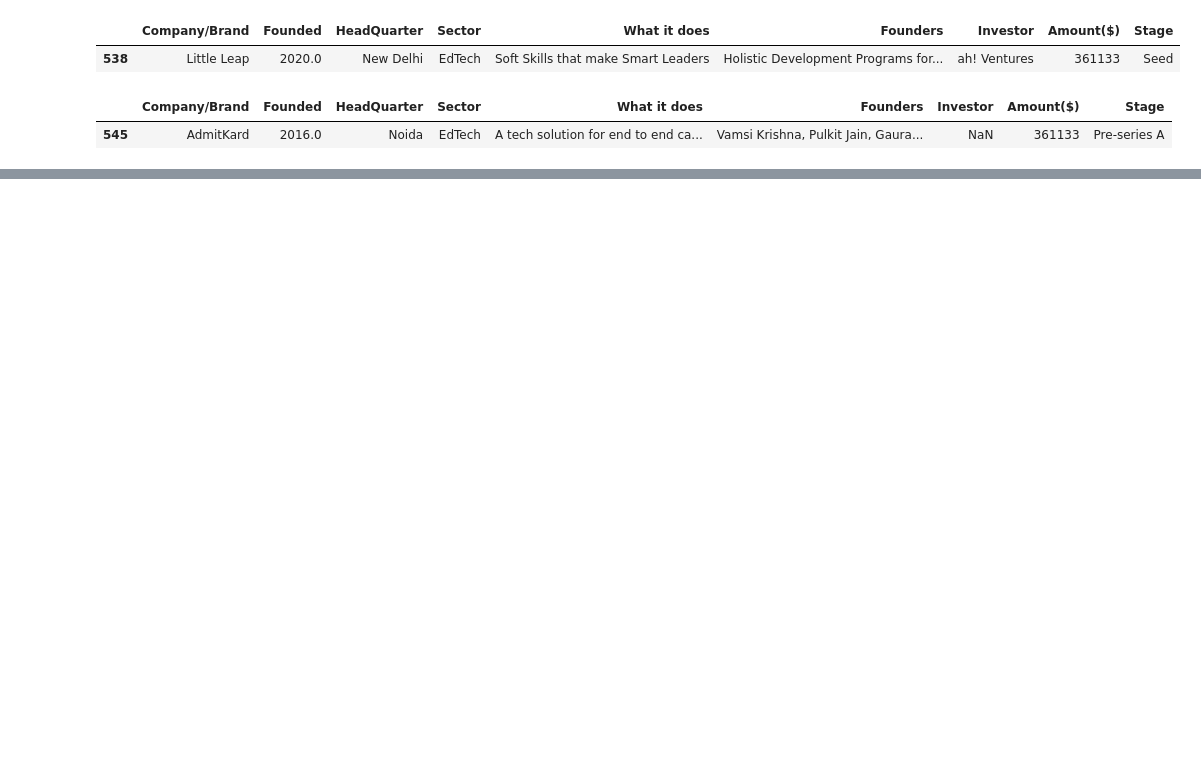
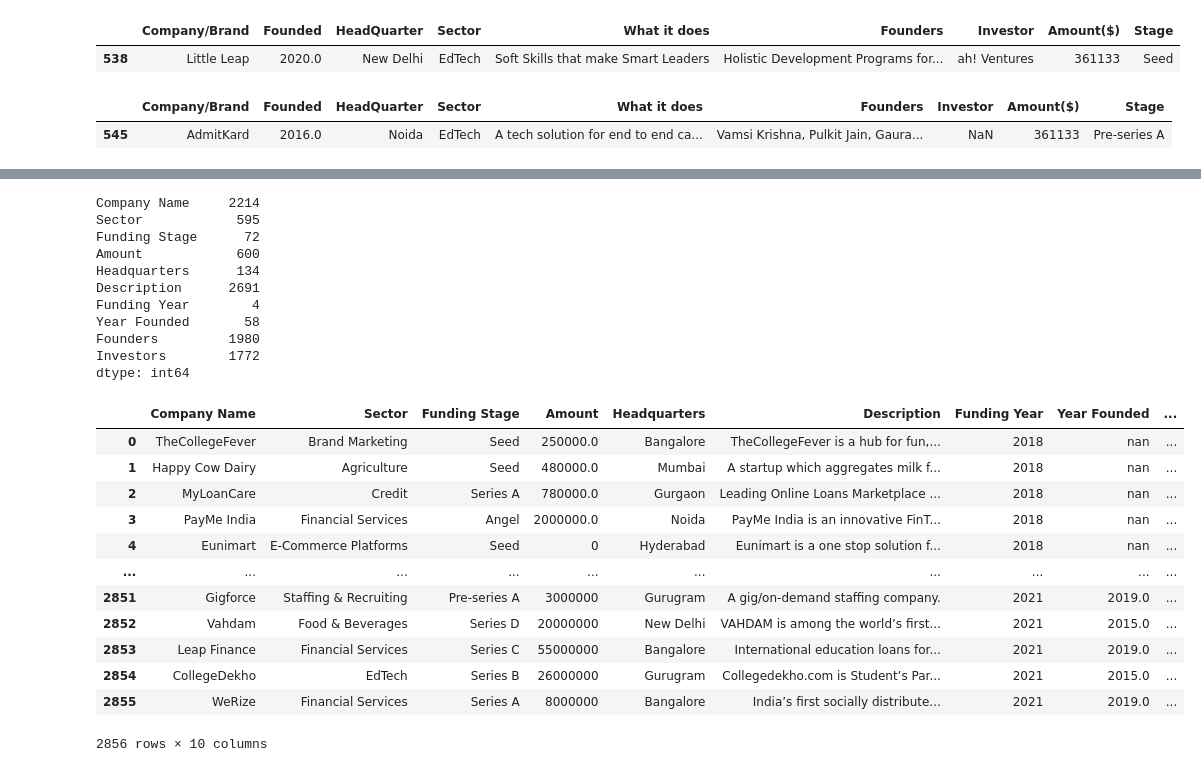
Before and after one commit to GYASIHAYFORD/TEAM_HAVANA1, a Jupyter notebook: Indian_Start_Up_Fund.ipynb, the cells around one changed output, grey strips where cells are left out. Cells and saved outputs as stored; diff of their text form; code cells hidden in the pictures; blank space fills up the shorter version.

```diff
--- a/Indian_Start_Up_Fund.ipynb
+++ b/Indian_Start_Up_Fund.ipynb
@@ -428,0 +505,39 @@ data_2021["Year of Funding"] = "2021"
+# %%
+# Converting various columns into appropriate formats
+complete_set['Amount'] = complete_set['Amount'].replace(np.nan, 0)
+complete_set['Amount'] = complete_set['Amount'].apply(str)
+complete_set["Funding Year"] = complete_set["Funding Year"].apply(str)
+complete_set["Year Founded"] = complete_set["Year Founded"].apply(str)
+# %%
+# Dropping all duplicates from the combined DataFrame
+complete_set.drop_duplicates(inplace = True)
+complete_set.reset_index(drop=True, inplace = True)
+# %%
+# final Complete Set
+print(complete_set.nunique(), "\n")
+complete_set
+# %% [output]
+Company Name     2214
+Sector            595
+Funding Stage      72
+Amount            600
+Headquarters      134
+Description      2691
+Funding Year        4
+Year Founded       58
+Founders         1980
+Investors        1772
+dtype: int64
+|  | Company Name | Sector | Funding Stage | Amount | Headquarters | Description | Funding Year | Year Founded | ... |
+| 0 | TheCollegeFever | Brand Marketing | Seed | 250000.0 | Bangalore | TheCollegeFever is a hub for fun,... | 2018 | nan | ... |
+| 1 | Happy Cow Dairy | Agriculture | Seed | 480000.0 | Mumbai | A startup which aggregates milk f... | 2018 | nan | ... |
+| 2 | MyLoanCare | Credit | Series A | 780000.0 | Gurgaon | Leading Online Loans Marketplace ... | 2018 | nan | ... |
+| 3 | PayMe India | Financial Services | Angel | 2000000.0 | Noida | PayMe India is an innovative FinT... | 2018 | nan | ... |
+| 4 | Eunimart | E-Commerce Platforms | Seed | 0 | Hyderabad | Eunimart is a one stop solution f... | 2018 | nan | ... |
+| ... | ... | ... | ... | ... | ... | ... | ... | ... | ... |
+| 2851 | Gigforce | Staffing & Recruiting | Pre-series A | 3000000 | Gurugram | A gig/on-demand staffing company. | 2021 | 2019.0 | ... |
+| 2852 | Vahdam | Food & Beverages | Series D | 20000000 | New Delhi | VAHDAM is among the world’s first... | 2021 | 2015.0 | ... |
+| 2853 | Leap Finance | Financial Services | Series C | 55000000 | Bangalore | International education loans for... | 2021 | 2019.0 | ... |
+| 2854 | CollegeDekho | EdTech | Series B | 26000000 | Gurugram | Collegedekho.com is Student’s Par... | 2021 | 2015.0 | ... |
+| 2855 | WeRize | Financial Services | Series A | 8000000 | Bangalore | India’s first socially distribute... | 2021 | 2019.0 | ... |
+2856 rows × 10 columns
```
Also changed, not shown: parts of 6 cells of this notebook.
